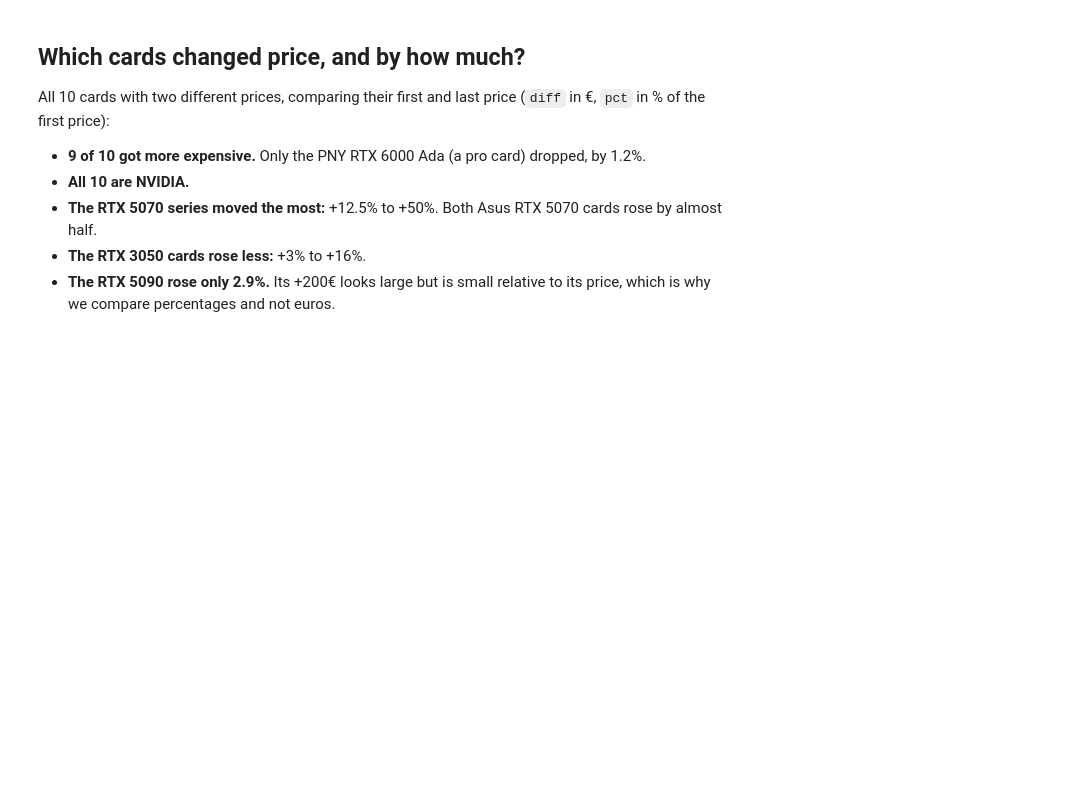
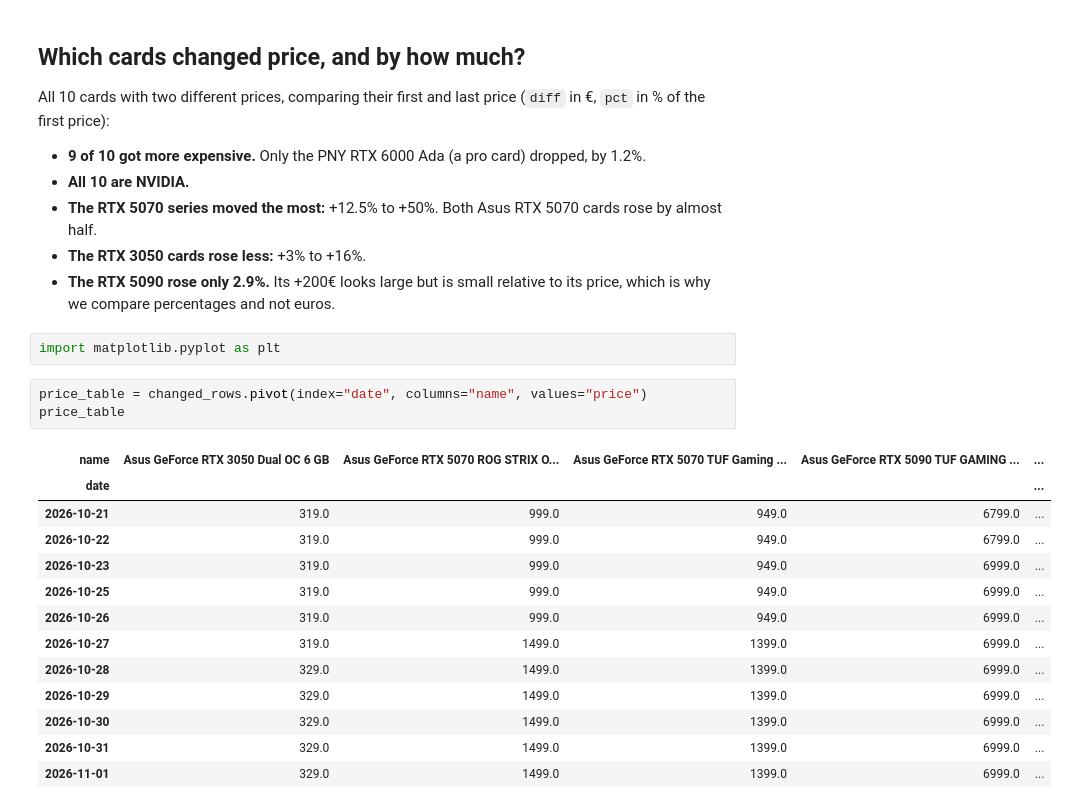
Before and after one commit to odysmpasias/gpu-price-tracker, a Jupyter notebook: notebooks/02_eda.ipynb, the cells around one changed output. Cells and saved outputs as stored; diff of their text form; blank space fills up the shorter version.

```diff
--- a/notebooks/02_eda.ipynb
+++ b/notebooks/02_eda.ipynb
@@ -240,3 +240,22 @@ All 10 cards with two different prices, comparing their first and last price (`d
 - **The RTX 5070 series moved the most:** +12.5% to +50%. Both Asus RTX 5070 cards rose by almost half.
 - **The RTX 3050 cards rose less:** +3% to +16%.
 - **The RTX 5090 rose only 2.9%.** Its +200€ looks large but is small relative to its price, which is why we compare percentages and not euros.
+# %%
+import matplotlib.pyplot as plt
+# %%
+price_table = changed_rows.pivot(index="date", columns="name", values="price")
+price_table
+# %% [output]
+| name | Asus GeForce RTX 3050 Dual OC 6 GB | Asus GeForce RTX 5070 ROG STRIX O... | Asus GeForce RTX 5070 TUF Gaming ... | Asus GeForce RTX 5090 TUF GAMING ... | ... |
+| date |  |  |  |  | ... |
+| 2026-10-21 | 319.0 | 999.0 | 949.0 | 6799.0 | ... |
+| 2026-10-22 | 319.0 | 999.0 | 949.0 | 6799.0 | ... |
+| 2026-10-23 | 319.0 | 999.0 | 949.0 | 6999.0 | ... |
+| 2026-10-25 | 319.0 | 999.0 | 949.0 | 6999.0 | ... |
+| 2026-10-26 | 319.0 | 999.0 | 949.0 | 6999.0 | ... |
+| 2026-10-27 | 319.0 | 1499.0 | 1399.0 | 6999.0 | ... |
+| 2026-10-28 | 329.0 | 1499.0 | 1399.0 | 6999.0 | ... |
+| 2026-10-29 | 329.0 | 1499.0 | 1399.0 | 6999.0 | ... |
+| 2026-10-30 | 329.0 | 1499.0 | 1399.0 | 6999.0 | ... |
+| 2026-10-31 | 329.0 | 1499.0 | 1399.0 | 6999.0 | ... |
+| 2026-11-01 | 329.0 | 1499.0 | 1399.0 | 6999.0 | ... |
```
Also changed, not shown: parts of 4 cells of this notebook, 1 other file.
